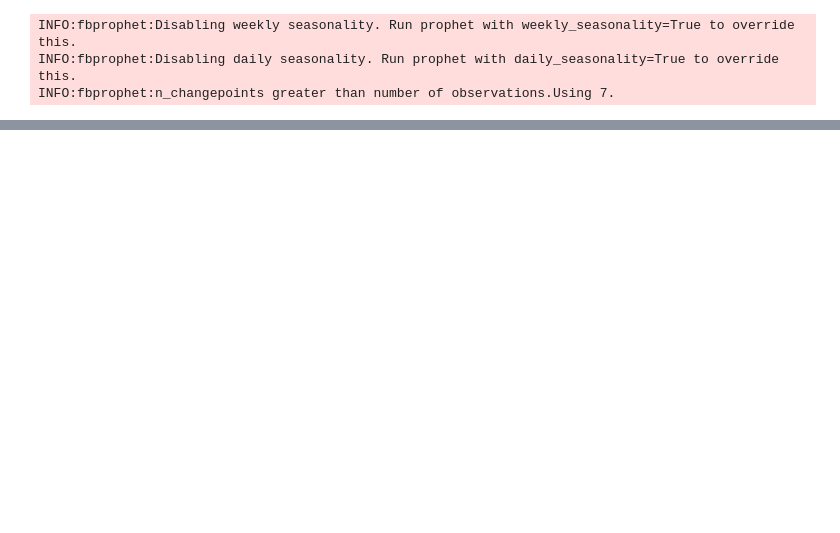
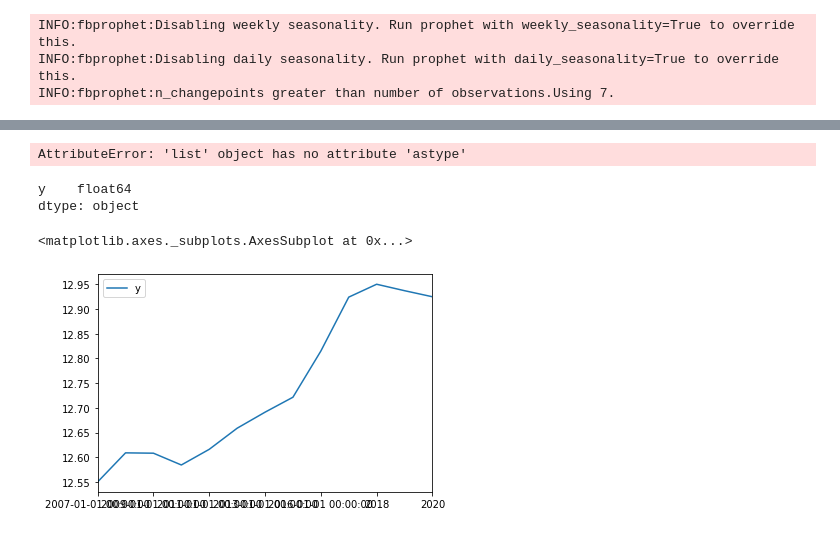
Before and after one commit to EmiliaPaz/EECS731_FinalProject, a Jupyter notebook: notebooks/TimeSeries.ipynb, the cells around one changed output, grey strips where cells are left out. Drawn from its saved outputs; the diff is of its cells as text; code cells hidden in the pictures; blank space fills up the shorter version.

```diff
--- a/notebooks/TimeSeries.ipynb
+++ b/notebooks/TimeSeries.ipynb
@@ -173,0 +179,6 @@ fig1 = m.plot(forecast)
+# %%
+results = stepwise_model.fit(final)
+# %%
+future_forecast = stepwise_model.predict(n_periods=3)
+future_forecast
+final
@@ -173,0 +198,21 @@ fig1 = m.plot(forecast)
+# %%
+from chart_studio.plotly import plot_mpl
+
+s= [2019,2019,2020]
+s = s.astype(int).apply(lambda x: pd.to_datetime(x, format='%Y'))
+future_forecast = pd.DataFrame(future_forecast,index = s,columns=['y'])
+future_forecast
+# %% [output]
+AttributeError: 'list' object has no attribute 'astype'
+# %%
+total = pd.concat([final,future_forecast])
+
+total.dtypes
+# %% [output]
+y    float64
+dtype: object
+# %%
+total.plot(kind= 'line')
+# %% [output]
+<matplotlib.axes._subplots.AxesSubplot at 0x...>
+[figure, added]
```
Also changed, not shown: parts of 14 cells of this notebook.
